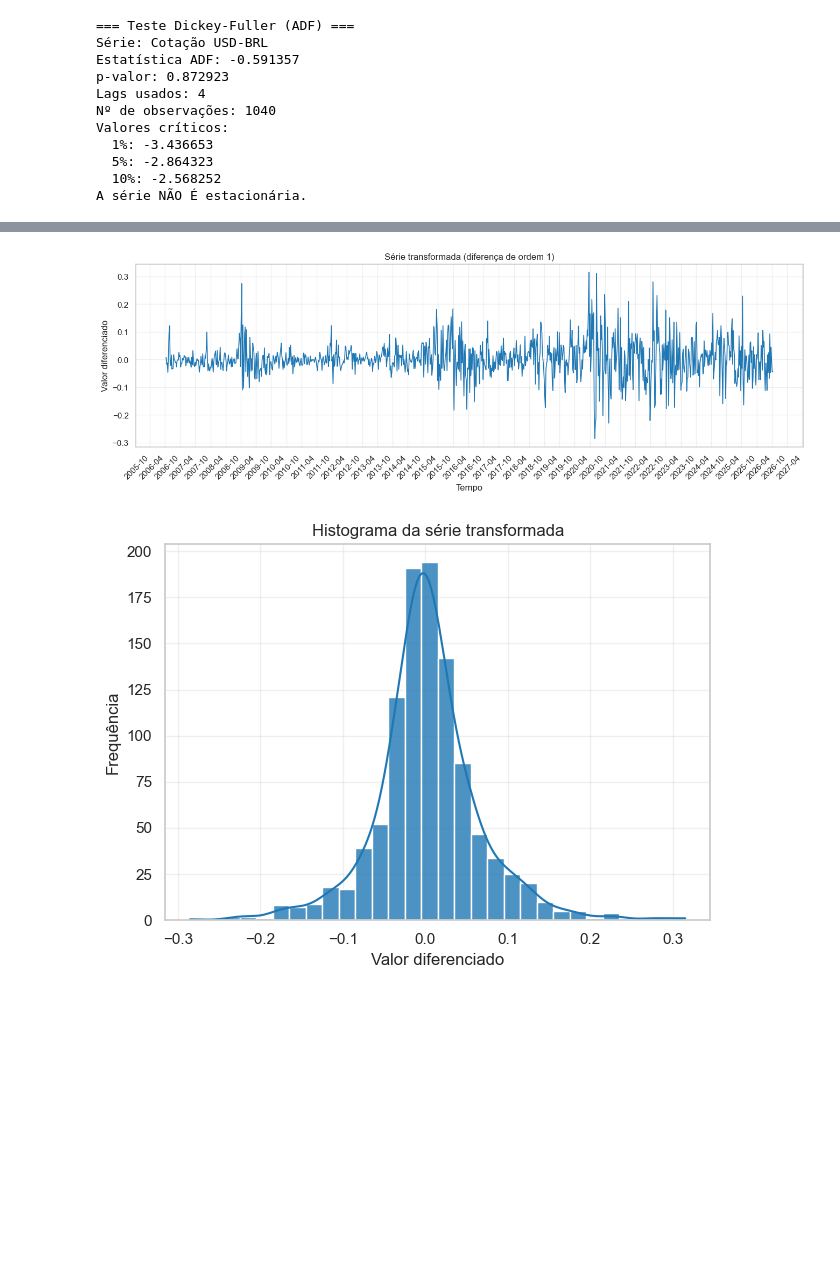
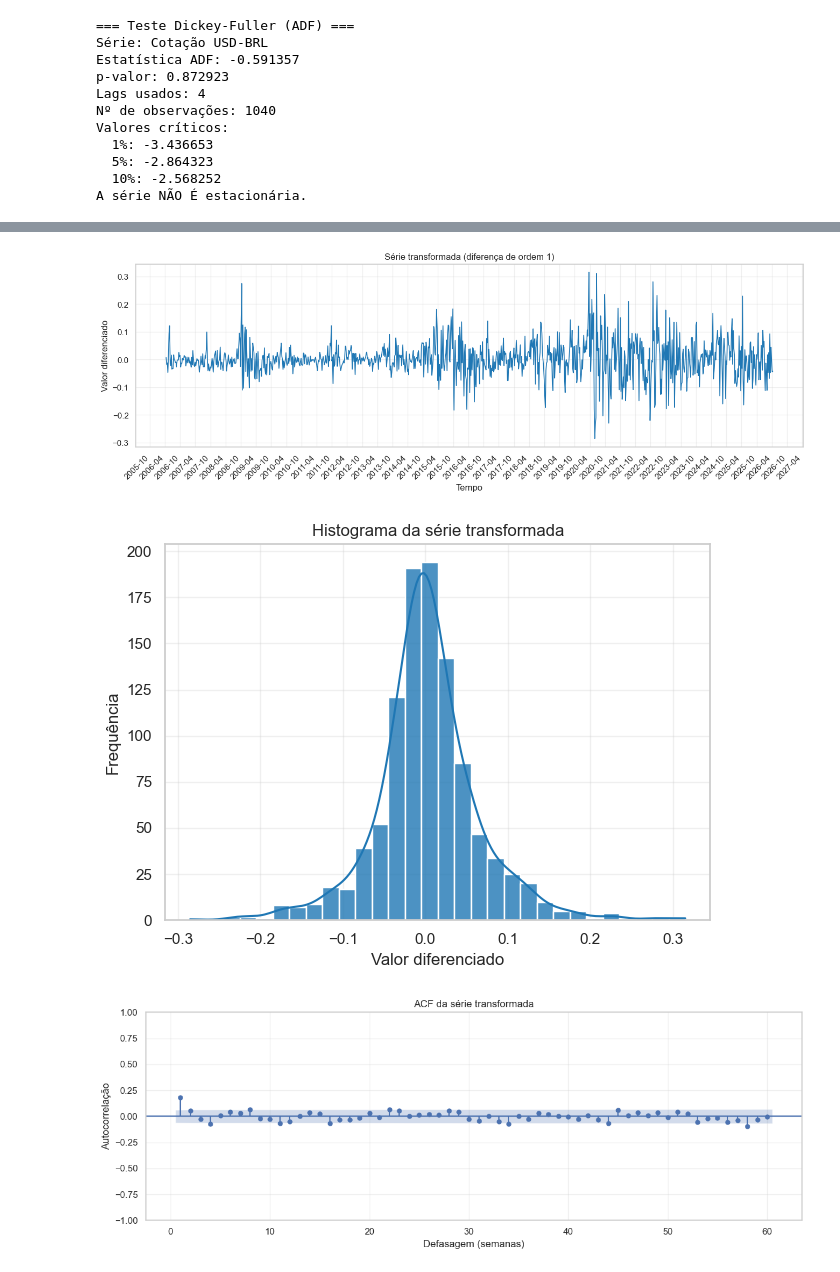
Before and after one commit to lfaoliveira/TRAB_SERIES_TEMP, a Jupyter notebook: main.ipynb, the cells around one changed output, grey strips where cells are left out. Saved outputs shown, nothing was run; the diff lists cells and outputs as text; code cells hidden in the pictures; blank space fills up the shorter version.

```diff
--- a/main.ipynb
+++ b/main.ipynb
@@ -595,6 +648,7 @@ A série NÃO É estacionária.
 from typing import cast
 
 from statsmodels.tsa.stattools import adfuller
+from statsmodels.graphics.tsaplots import plot_acf
 
 # Série numérica base
 col = dolar_df.select_dtypes(include=[np.number]).columns[0]
@@ -662,30 +716,46 @@ plt.show()
 plt.close()
 
 fig, ax2 = plt.subplots(1)
 
 # Histograma da série transformada
 y_hist = y_vals[~np.isnan(y_vals)]
 sns.histplot(y_hist, bins=30, kde=True, color="tab:blue", alpha=0.8, edgecolor="white")
 ax2.set_title("Histograma da série transformada")
 ax2.set_xlabel("Valor diferenciado")
 ax2.set_ylabel("Frequência")
 ax2.grid(alpha=0.3)
 
 
 plt.tight_layout()
 plt.show()
+
+
+serie_acf = pd.to_numeric(serie_transformada, errors="coerce").dropna()
+max_lags = min(60, max(1, len(serie_acf) // 2 - 1))
+
+fig, ax = plt.subplots(figsize=(12, 4.5))
+plot_acf(serie_acf, lags=max_lags, ax=ax, alpha=0.05, zero=False)
+ax.set_title("ACF da série transformada")
+ax.set_xlabel("Defasagem (semanas)")
+ax.set_ylabel("Autocorrelação")
+ax.grid(alpha=0.3)
+
+plt.tight_layout()
+plt.show()
+plt.close(fig)
 # %% [output]
 === Série transformada por diferenciação de ordem 1 ===
 Série: Cotação USD-BRL
 Estatística ADF: -16.602000
 p-valor: 0.000000
 Lags usados: 3
 Nº de observações: 1040
 Valores críticos:
   1%: -3.436653
   5%: -2.864323
   10%: -2.568252
 
 Conclusão: série transformada é estacionária.
 [figure]
 [figure]
+[figure, added]
```
Also changed, not shown: parts of 7 cells of this notebook, 2 other files.
